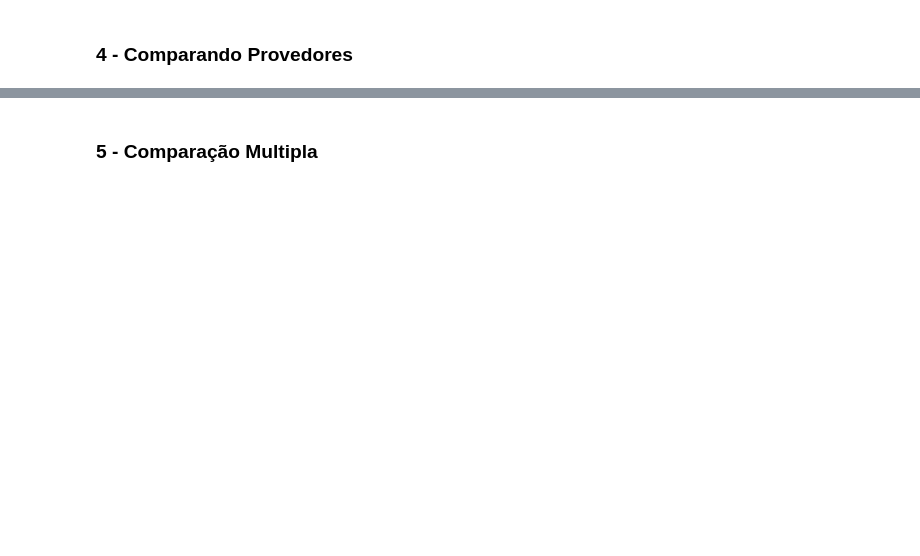
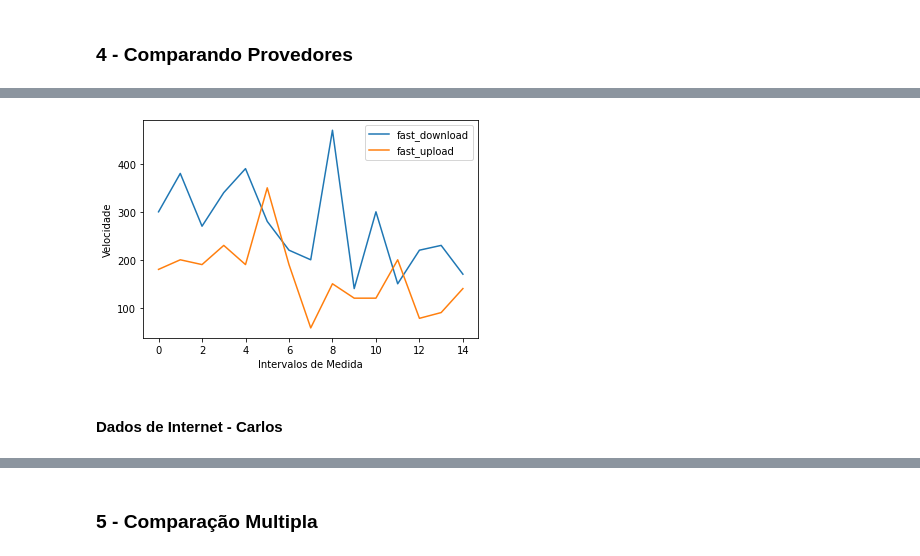
Before and after one commit to erickfigueiredo/experimental-computing, a Jupyter notebook: trab-2/Analise_servico_internet.ipynb, the cells around one changed output, grey strips where cells are left out. Drawn from its saved outputs; the diff is of its cells as text; code cells hidden in the pictures; blank space fills up the shorter version.

```diff
--- a/trab-2/Analise_servico_internet.ipynb
+++ b/trab-2/Analise_servico_internet.ipynb
@@ -213,0 +384,9 @@ display(carlos_idle)
+# %%
+ax = erick_idle[['fast_download', 'fast_upload']].plot()
+ax.set_xlabel("Intervalos de Medida")
+ax.set_ylabel("Velocidade")
+plt.show()
+# %% [output]
+[figure, added]
+# %% [markdown]
+#### Dados de Internet - Carlos
```
Also changed, not shown: parts of 36 cells of this notebook.
